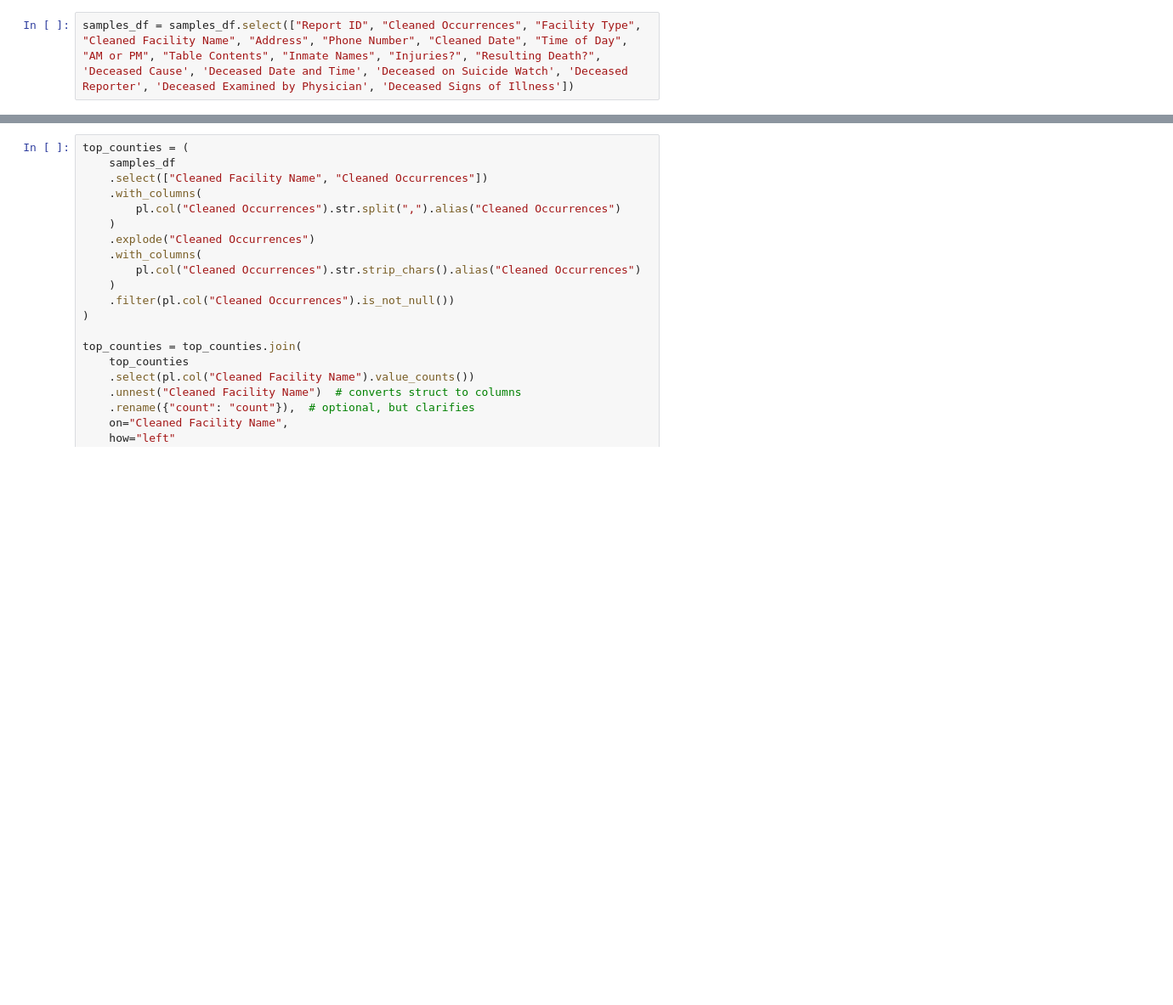
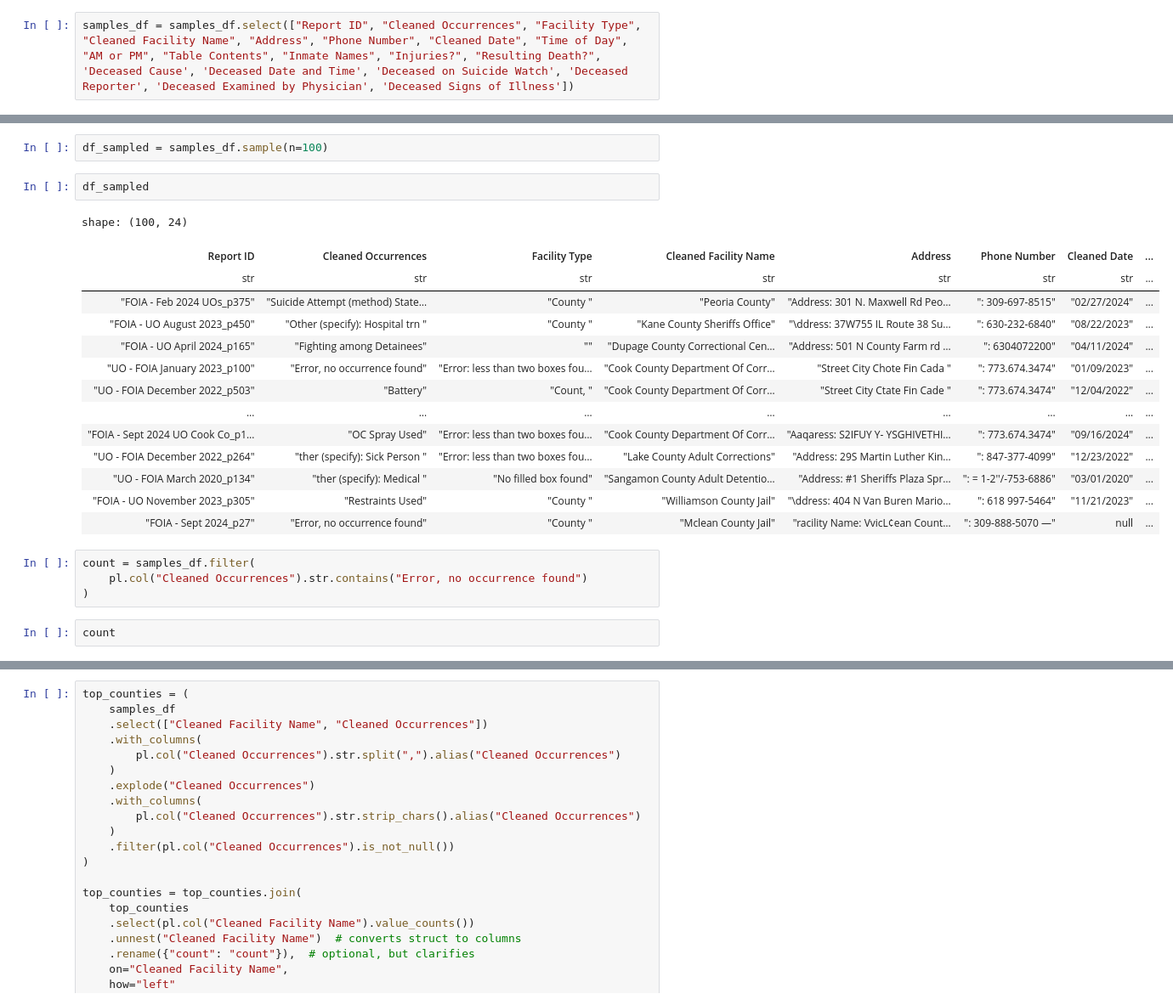
Before and after one commit to mansueto-institute/jail-events, a Jupyter notebook: src/jail-events/notebooks/ganon_cleaning.ipynb, the cells around one changed output, grey strips where cells are left out. Shown at 85% size. Saved outputs shown, nothing was run; the diff lists cells and outputs as text; blank space fills up the shorter version.

```diff
--- a/src/jail-events/notebooks/ganon_cleaning.ipynb
+++ b/src/jail-events/notebooks/ganon_cleaning.ipynb
@@ -198,3 +250,28 @@ shape: (27_341, 19)
+# %%
+df_sampled = samples_df.sample(n=100)
+# %%
+df_sampled
+# %% [output]
+shape: (100, 24)
+| Report ID | Cleaned Occurrences | Facility Type | Cleaned Facility Name | Address | Phone Number | Cleaned Date | ... |
+| str | str | str | str | str | str | str | ... |
+| "FOIA - Feb 2024 UOs_p375" | "Suicide Attempt (method) State… | "County " | "Peoria County" | "Address: 301 N. Maxwell Rd Peo… | ": 309-697-8515" | "02/27/2024" | ... |
+| "FOIA - UO August 2023_p450" | "Other (specify): Hospital trn " | "County " | "Kane County Sheriffs Office" | "\ddress: 37W755 IL Route 38 Su… | ": 630-232-6840" | "08/22/2023" | ... |
+| "FOIA - UO April 2024_p165" | "Fighting among Detainees" | "" | "Dupage County Correctional Cen… | "Address: 501 N County Farm rd … | ": 6304072200" | "04/11/2024" | ... |
+| "UO - FOIA January 2023_p100" | "Error, no occurrence found" | "Error: less than two boxes fou… | "Cook County Department Of Corr… | "Street City Chote Fin Cada " | ": 773.674.3474" | "01/09/2023" | ... |
+| "UO - FOIA December 2022_p503" | "Battery" | "Count, " | "Cook County Department Of Corr… | "Street City Ctate Fin Cade " | ": 773.674.3474" | "12/04/2022" | ... |
+| … | … | … | … | … | … | … | ... |
+| "FOIA - Sept 2024 UO Cook Co_p1… | "OC Spray Used" | "Error: less than two boxes fou… | "Cook County Department Of Corr… | "Aaqaress: S2IFUY Y- YSGHIVETHI… | ": 773.674.3474" | "09/16/2024" | ... |
+| "UO - FOIA December 2022_p264" | "ther (specify): Sick Person " | "Error: less than two boxes fou… | "Lake County Adult Corrections" | "Address: 29S Martin Luther Kin… | ": 847-377-4099" | "12/23/2022" | ... |
+| "UO - FOIA March 2020_p134" | "ther (specify): Medical " | "No filled box found" | "Sangamon County Adult Detentio… | "Address: #1 Sheriffs Plaza Spr… | ": = 1-2''/-753-6886" | "03/01/2020" | ... |
+| "FOIA - UO November 2023_p305" | "Restraints Used" | "County " | "Williamson County Jail" | "\ddress: 404 N Van Buren Mario… | ": 618 997-5464" | "11/21/2023" | ... |
+| "FOIA - Sept 2024_p27" | "Error, no occurrence found" | "County " | "Mclean County Jail" | "racility Name: VvicL¢ean Count… | ": 309-888-5070 —" | null | ... |
+# %%
+count = samples_df.filter(
+    pl.col("Cleaned Occurrences").str.contains("Error, no occurrence found")
+)
+# %%
+count
 # %%
 samples_df = samples_df.with_columns(
     pl.when(pl.col("Cleaned Occurrences") == "")
```
Also changed, not shown: parts of 28 cells of this notebook.
